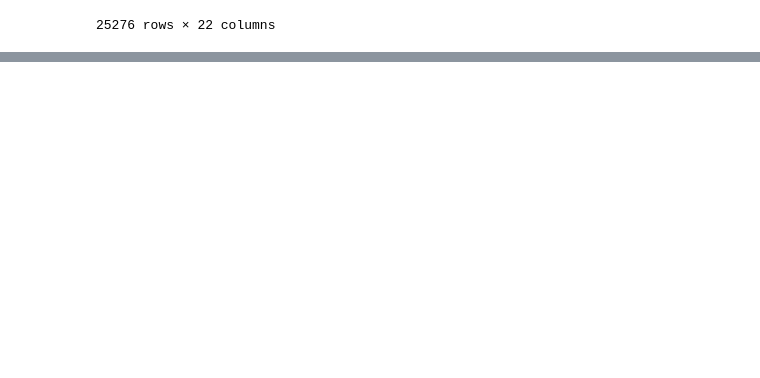
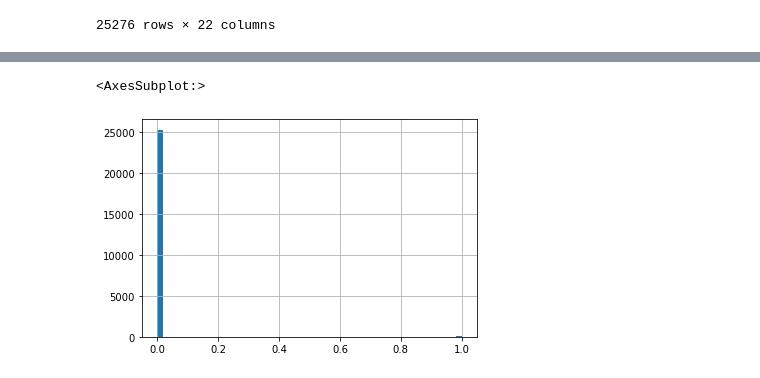
Before and after one commit to akarapetian/cs148-project3, a Jupyter notebook: proj3.ipynb, the cells around one changed output, grey strips where cells are left out. Cells and saved outputs as stored; diff of their text form; code cells hidden in the pictures; blank space fills up the shorter version.

```diff
--- a/proj3.ipynb
+++ b/proj3.ipynb
@@ -650,0 +681,3 @@ df_sorted.reindex(columns=cols)
+# %%
+df = df_sorted
+df.info()
@@ -650,0 +725,7 @@ df_sorted.reindex(columns=cols)
+# %%
+#based on the histograms, we might want to drop some of these offers columns, some are 25,000 zeroes, maybe we should explore
+#further here
+df['offers_grow_supplies'].hist(bins=50)
+# %% [output]
+<AxesSubplot:>
+[figure, added]
```
Also changed, not shown: parts of 14 cells of this notebook.
